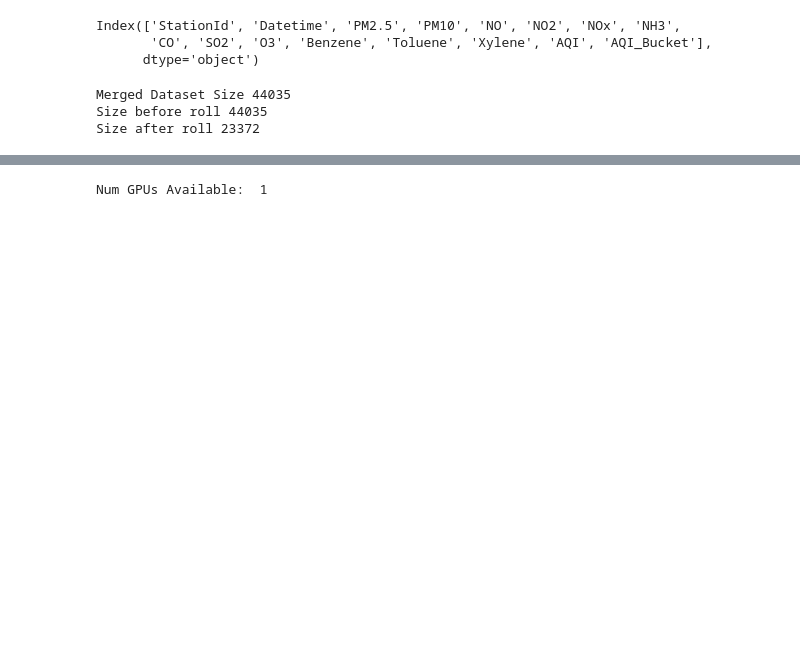
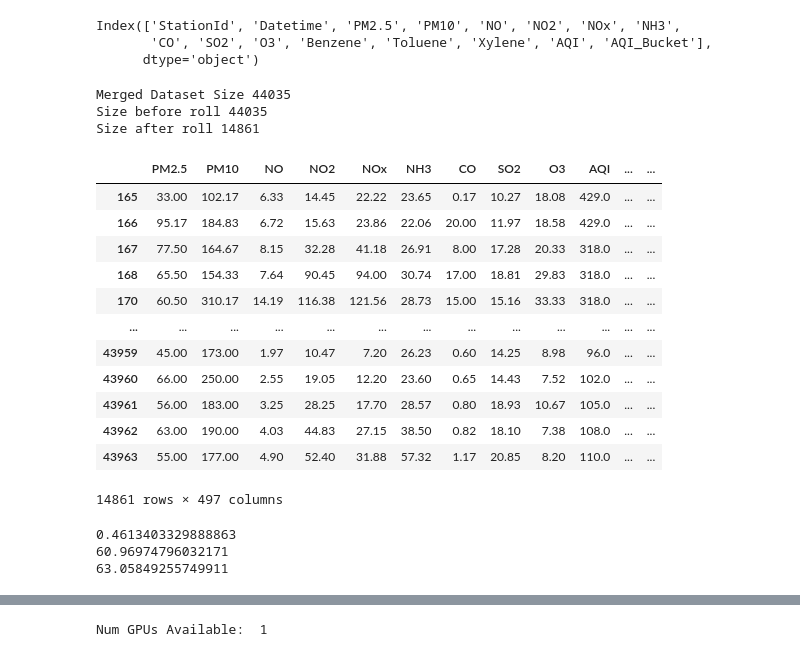
Before and after one commit to gupta-anmol/air-quality-prediction, a Jupyter notebook: script.ipynb, the cells around one changed output, grey strips where cells are left out. Saved outputs shown, nothing was run; the diff lists cells and outputs as text; code cells hidden in the pictures; blank space fills up the shorter version.

```diff
--- a/script.ipynb
+++ b/script.ipynb
@@ -61,39 +61,95 @@ class dataset:
         # Drop Additional columns
         df.drop('Benzene', axis=1, inplace=True)
         df.drop('Toluene',axis=1, inplace=True)
         df.drop('Xylene', axis=1,inplace=True)
         df.drop('AQI_Bucket',axis=1,inplace=True)
         df.drop('Datetime',axis=1,inplace=True)
         df.drop('StationId',axis=1,inplace=True)
         df.drop('Short-wave irradiation',axis=1,inplace=True)
         df.drop('Date',axis=1,inplace=True)
         df.drop('Time',axis=1,inplace=True)
 
         # Rolling and shifting
         print("Size before roll",len(df))
-#         for i in rlist:
-#             df[i+'_mean'] = df[i].rolling(window=roll, min_periods=int(roll//4)).mean()
-#             df[i+'_min'] = df[i].rolling(window=roll, min_periods=int(roll/4)).min()
-#             df[i+'_max'] = df[i].rolling(window=roll, min_periods=int(roll/4)).max()
         for i in rlist:
-            df[i+'_min'] = df[i].shift(24)
-            df[i+'_max'] = df[i].shift(48)
-            df[i+'_mean'] = df[i].shift(72)
+            df[i+'_lag1'] = df[i].shift(24)
+            df[i+'_lag2'] = df[i].shift(48)
         for i in rlist:
-            df[i] = df[i].shift(-shift)
+            df[i+"_pred1"] = df[i].shift(-24)
+            df[i+"_pred2"] = df[i].shift(-48)
+        for i in rlist:
+            for j in range(24):
+                df[i+"_t-"+str(j)] = df[i].shift(j)
+                df[i+"_t+"+str(j)] = df[i].shift(-j-shift)
         df.dropna(inplace=True)
         print("Size after roll",len(df))
 
         return df.copy()
     def getdf(self,station):
         return self.split_aqi[station]
     def plot(self,station):
         df = self.getdf(station)
     def stats(self):
         pass
 dat = dataset(met,aqi,split_aqi)
 df = dat.mergedData('DL031')
+df
 # %% [output]
 Merged Dataset Size 44035
 Size before roll 44035
-Size after roll 23372
+Size after roll 14861
+|  | PM2.5 | PM10 | NO | NO2 | NOx | NH3 | CO | SO2 | O3 | AQI | ... | ... |
+| 165 | 33.00 | 102.17 | 6.33 | 14.45 | 22.22 | 23.65 | 0.17 | 10.27 | 18.08 | 429.0 | ... | ... |
+| 166 | 95.17 | 184.83 | 6.72 | 15.63 | 23.86 | 22.06 | 20.00 | 11.97 | 18.58 | 429.0 | ... | ... |
+| 167 | 77.50 | 164.67 | 8.15 | 32.28 | 41.18 | 26.91 | 8.00 | 17.28 | 20.33 | 318.0 | ... | ... |
+| 168 | 65.50 | 154.33 | 7.64 | 90.45 | 94.00 | 30.74 | 17.00 | 18.81 | 29.83 | 318.0 | ... | ... |
+| 170 | 60.50 | 310.17 | 14.19 | 116.38 | 121.56 | 28.73 | 15.00 | 15.16 | 33.33 | 318.0 | ... | ... |
+| ... | ... | ... | ... | ... | ... | ... | ... | ... | ... | ... | ... | ... |
+| 43959 | 45.00 | 173.00 | 1.97 | 10.47 | 7.20 | 26.23 | 0.60 | 14.25 | 8.98 | 96.0 | ... | ... |
+| 43960 | 66.00 | 250.00 | 2.55 | 19.05 | 12.20 | 23.60 | 0.65 | 14.43 | 7.52 | 102.0 | ... | ... |
+| 43961 | 56.00 | 183.00 | 3.25 | 28.25 | 17.70 | 28.57 | 0.80 | 18.93 | 10.67 | 105.0 | ... | ... |
+| 43962 | 63.00 | 190.00 | 4.03 | 44.83 | 27.15 | 38.50 | 0.82 | 18.10 | 7.38 | 108.0 | ... | ... |
+| 43963 | 55.00 | 177.00 | 4.90 | 52.40 | 31.88 | 57.32 | 1.17 | 20.85 | 8.20 | 110.0 | ... | ... |
+14861 rows × 497 columns
+# %%
+from sklearn.feature_selection import SelectKBest, chi2, f_classif, f_regression , mutual_info_regression
+from sklearn.linear_model import LinearRegression
+from sklearn.neural_network import MLPRegressor
+from sklearn.model_selection import train_test_split
+from sklearn.metrics import mean_squared_error
+from sklearn.preprocessing import StandardScaler
+from sklearn.svm import SVR
+dfTrain = df[:]
+features = ['Temperature','Relative Humidity','windX','windY','Year','MonthX','MonthY','hourX','hourY','isWeekend']
+features.append("PM2.5_lag1")
+features.append("PM2.5_lag2")
+
+features.append("PM10_lag1")
+features.append("PM10_lag2")
+
+features.append("NO2_lag1")
+features.append("NO2_lag2")
+
+features.append("SO2_lag1")
+features.append("SO2_lag2")
+
+features.append("CO_lag1")
+features.append("CO_lag2")
+X = df[features]
+y = df['PM2.5_pred1']
+scaler = StandardScaler()
+Xtrain, Xtest, ytrain, ytest = train_test_split(X, y, test_size=0.33, random_state=42)
+scaler.fit(Xtrain)
+
+reg = LinearRegression().fit(scaler.transform(Xtrain), ytrain)
+
+testPred = reg.predict(scaler.transform(Xtest))
+trainPred = reg.predict(scaler.transform(Xtrain))
+mse = np.mean((testPred - np.array(ytest))*(testPred - np.array(ytest)))
+print(reg.score(scaler.transform(Xtest), ytest))
+print(mean_squared_error(testPred, ytest,squared=False))
+print(mean_squared_error(trainPred, ytrain,squared=False))
+# %% [output]
+0.4613403329888863
+60.96974796032171
+63.05849255749911
```
Also changed, not shown: parts of 4 cells of this notebook.
